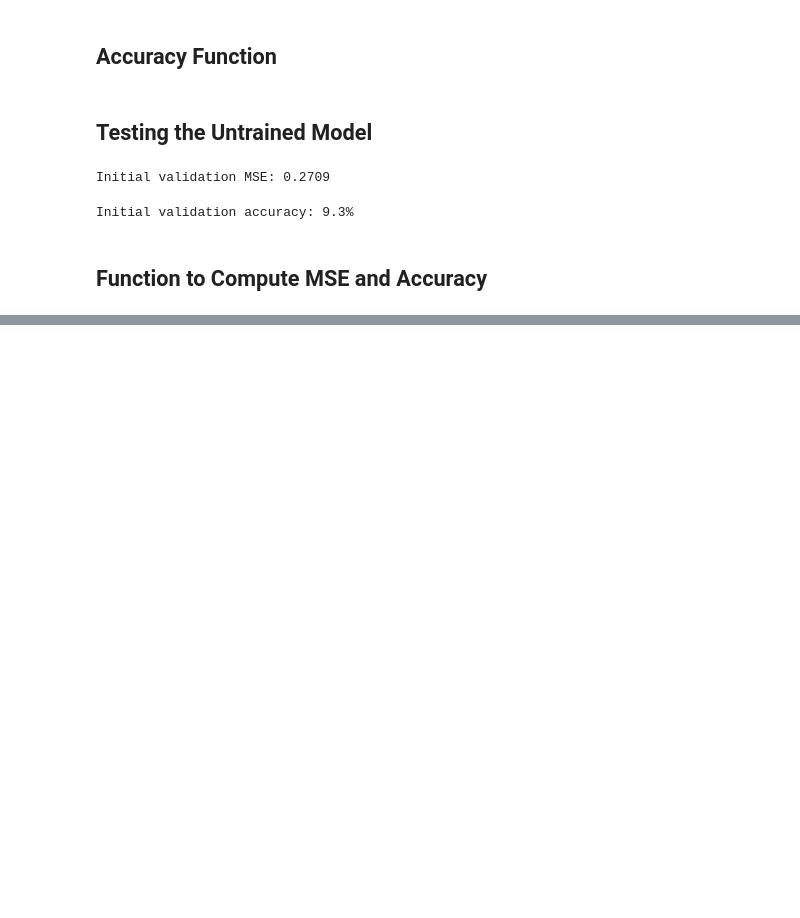
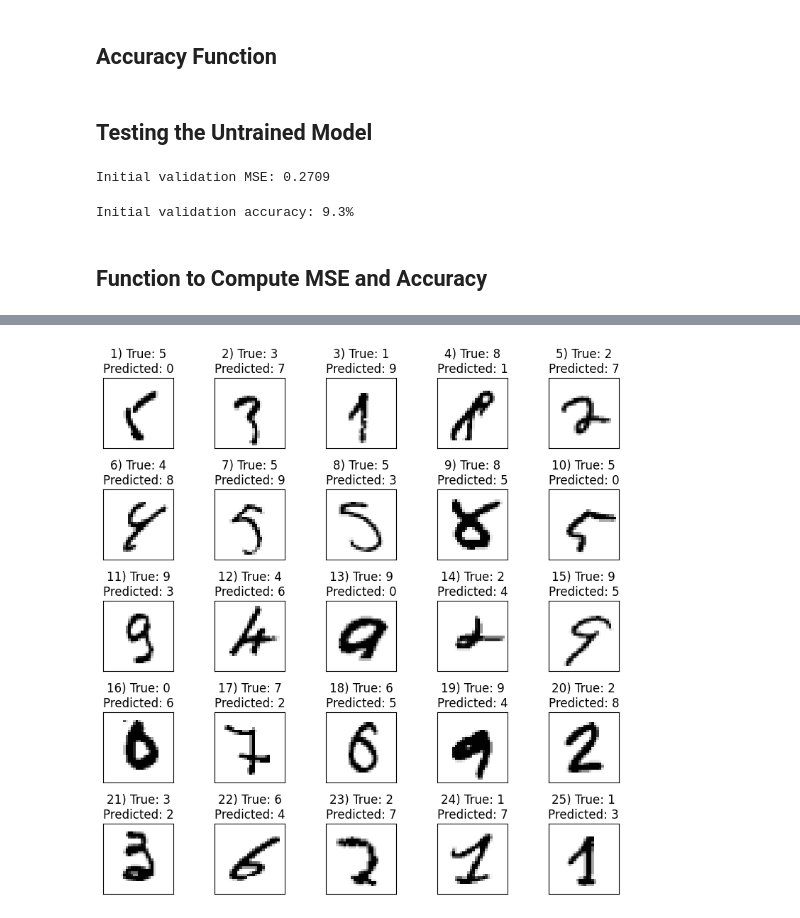
Before and after one commit to wagha-builds/ML-Models-from-Scratch, a Jupyter notebook: Multilayer Perceptron (MLP)/MNIST_Handwritten_Digit_Classification.ipynb, the cells around one changed output, grey strips where cells are left out. Cells and saved outputs as stored; diff of their text form; code cells hidden in the pictures; blank space fills up the shorter version.

```diff
--- a/Multilayer Perceptron (MLP)/MNIST_Handwritten_Digit_Classification.ipynb
+++ b/Multilayer Perceptron (MLP)/MNIST_Handwritten_Digit_Classification.ipynb
@@ -225,0 +323,24 @@ def compute_mse_and_acc(nnet, X, y, num_labels=10, minibatch_size=100):
+# %%
+X_test_subset = X_test[:1000, :]
+y_test_subset = y_test[:1000]
+_, probas = model.forward(X_test_subset)
+test_pred = np.argmax(probas, axis=1)
+misclassified_images = X_test_subset[y_test_subset!=test_pred][:25]
+misclassified_labels = test_pred[y_test_subset!=test_pred][:25]
+correct_labels = y_test_subset[y_test_subset!=test_pred][:25]
+# %%
+fig, ax = plt.subplots(nrows=5, ncols=5, sharex=True, sharey=True, figsize=(8, 8))
+ax = ax.flatten()
+for i in range(25):
+  img = misclassified_images[i].reshape(28, 28)
+  ax[i].imshow(img, cmap='Greys', interpolation='nearest')
+  ax[i].set_title(f'{i+1}) '
+                  f'True: {correct_labels[i]}\n'
+                  f'Predicted: {misclassified_labels[i]}')
+
+ax[0].set_xticks([])
+ax[0].set_yticks([])
+plt.tight_layout()
+plt.show()
+# %% [output]
+[figure, added]
```
Also changed, not shown: parts of 16 cells of this notebook.
